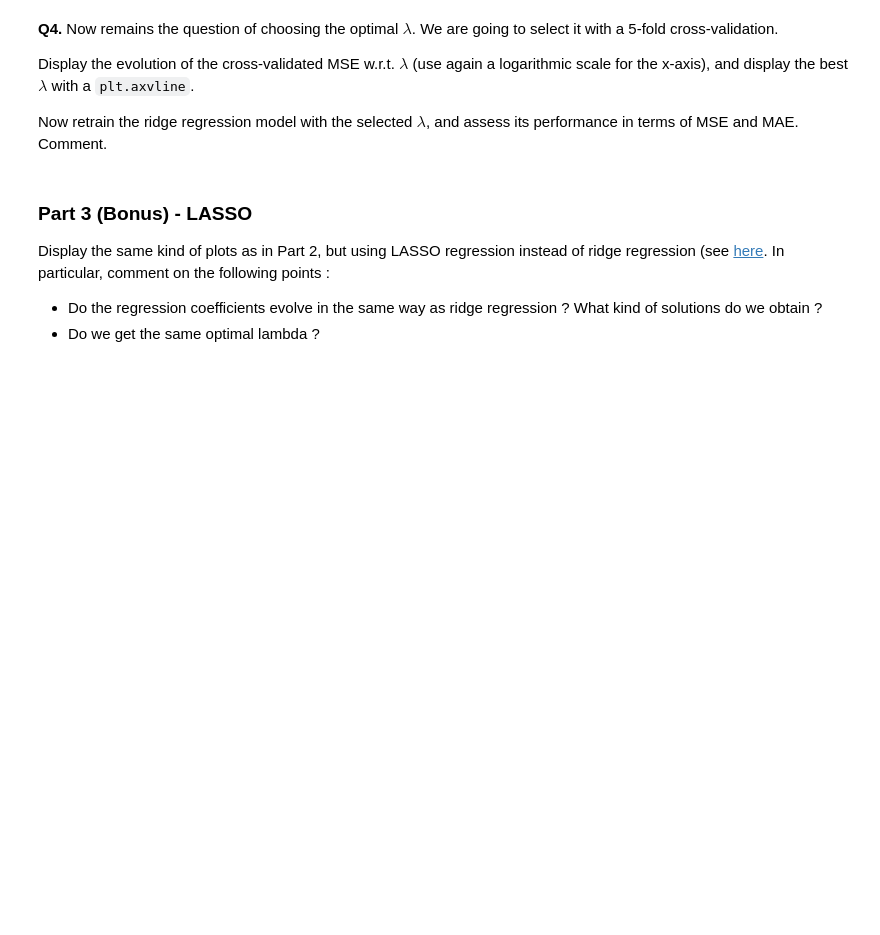
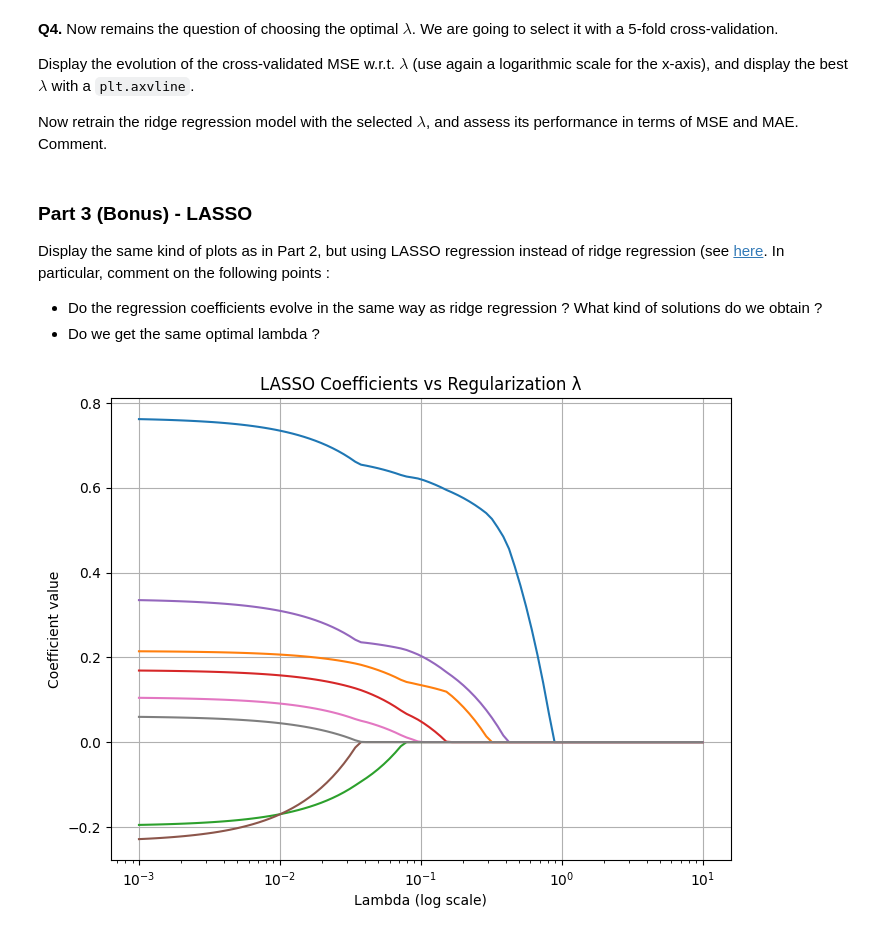
Before and after one commit to milanolivia/decision-apprentissage, a Jupyter notebook: lab1_AMORRI_MILANO/lab1.ipynb, the cells around one changed output. Cells and saved outputs as stored; diff of their text form; code cells hidden in the pictures; blank space fills up the shorter version.

Commit message:
lab 1 + Lasso part

```diff
--- a/lab1_AMORRI_MILANO/lab1.ipynb
+++ b/lab1_AMORRI_MILANO/lab1.ipynb
@@ -228,6 +228,26 @@ Display the same kind of plots as in Part 2, but using LASSO regression instead
 * Do the regression coefficients evolve in the same way as ridge regression ? What kind of solutions do we obtain ?
 * Do we get the same optimal lambda ?
 # %%
-##########
-## YOUR CODE HERE
-##########
+from sklearn.linear_model import Lasso
+
+lambdas = np.logspace(-3, 1, 100)  # LASSO is more sensitive, so smaller max lambda
+coefs = []
+
+for l in lambdas:
+    lasso = Lasso(alpha=l, max_iter=10000)  # increase max_iter to ensure convergence
+    lasso.fit(X_train_std, y_train)
+    coefs.append(lasso.coef_)
+
+coefs = np.array(coefs)
+
+plt.figure(figsize=(8,6))
+for i in range(coefs.shape[1]):
+    plt.plot(lambdas, coefs[:, i], label=f'Coef {i}')
+plt.xscale('log')
+plt.xlabel('Lambda (log scale)')
+plt.ylabel('Coefficient value')
+plt.title('LASSO Coefficients vs Regularization λ')
+plt.grid(True)
+plt.show()
+# %% [output]
+[figure, added]
```
Also changed, not shown: parts of 3 cells of this notebook.
